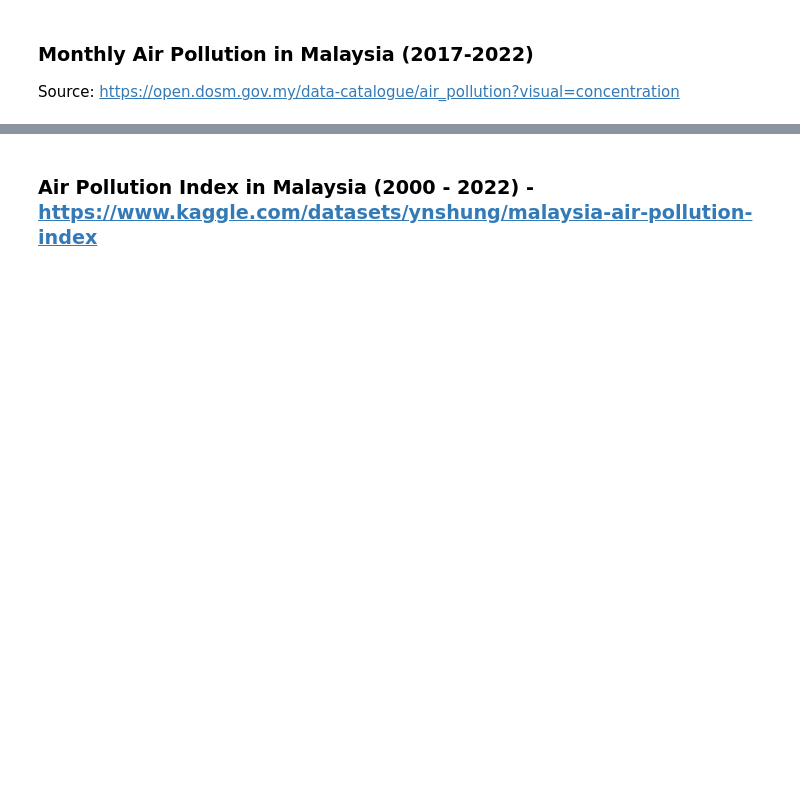
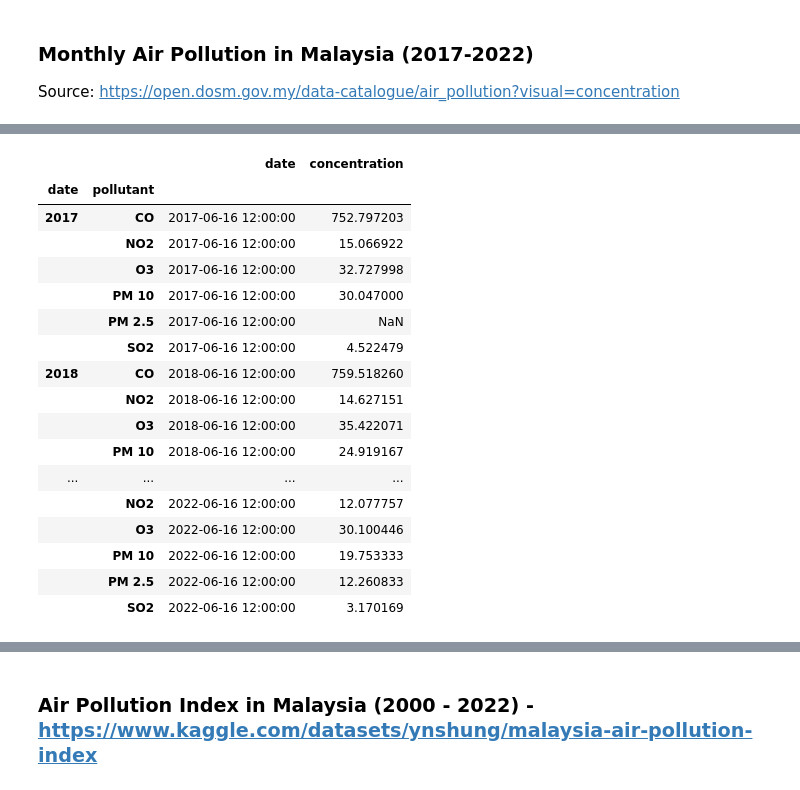
Before and after one commit to NotHLee/FIT3179_A2, a Jupyter notebook: data/cleaning.ipynb, the cells around one changed output, grey strips where cells are left out. Drawn from its saved outputs; the diff is of its cells as text; code cells hidden in the pictures; blank space fills up the shorter version.

```diff
--- a/data/cleaning.ipynb
+++ b/data/cleaning.ipynb
@@ -32,0 +64,23 @@ for pollutant in pollutants:
+# %%
+# aggregate all pollutant concentrations into yearly averages
+df_yearly = df.groupby([df['date'].dt.year, 'pollutant']).mean()
+df_yearly
+# %% [output]
+|  |  | date | concentration |
+| date | pollutant |  |  |
+| 2017 | CO | 2017-06-16 12:00:00 | 752.797203 |
+|  | NO2 | 2017-06-16 12:00:00 | 15.066922 |
+|  | O3 | 2017-06-16 12:00:00 | 32.727998 |
+|  | PM 10 | 2017-06-16 12:00:00 | 30.047000 |
+|  | PM 2.5 | 2017-06-16 12:00:00 | NaN |
+|  | SO2 | 2017-06-16 12:00:00 | 4.522479 |
+| 2018 | CO | 2018-06-16 12:00:00 | 759.518260 |
+|  | NO2 | 2018-06-16 12:00:00 | 14.627151 |
+|  | O3 | 2018-06-16 12:00:00 | 35.422071 |
+|  | PM 10 | 2018-06-16 12:00:00 | 24.919167 |
+| ... | ... | ... | ... |
+|  | NO2 | 2022-06-16 12:00:00 | 12.077757 |
+|  | O3 | 2022-06-16 12:00:00 | 30.100446 |
+|  | PM 10 | 2022-06-16 12:00:00 | 19.753333 |
+|  | PM 2.5 | 2022-06-16 12:00:00 | 12.260833 |
+|  | SO2 | 2022-06-16 12:00:00 | 3.170169 |
```
Also changed, not shown: parts of 12 cells of this notebook, 8 other files.
